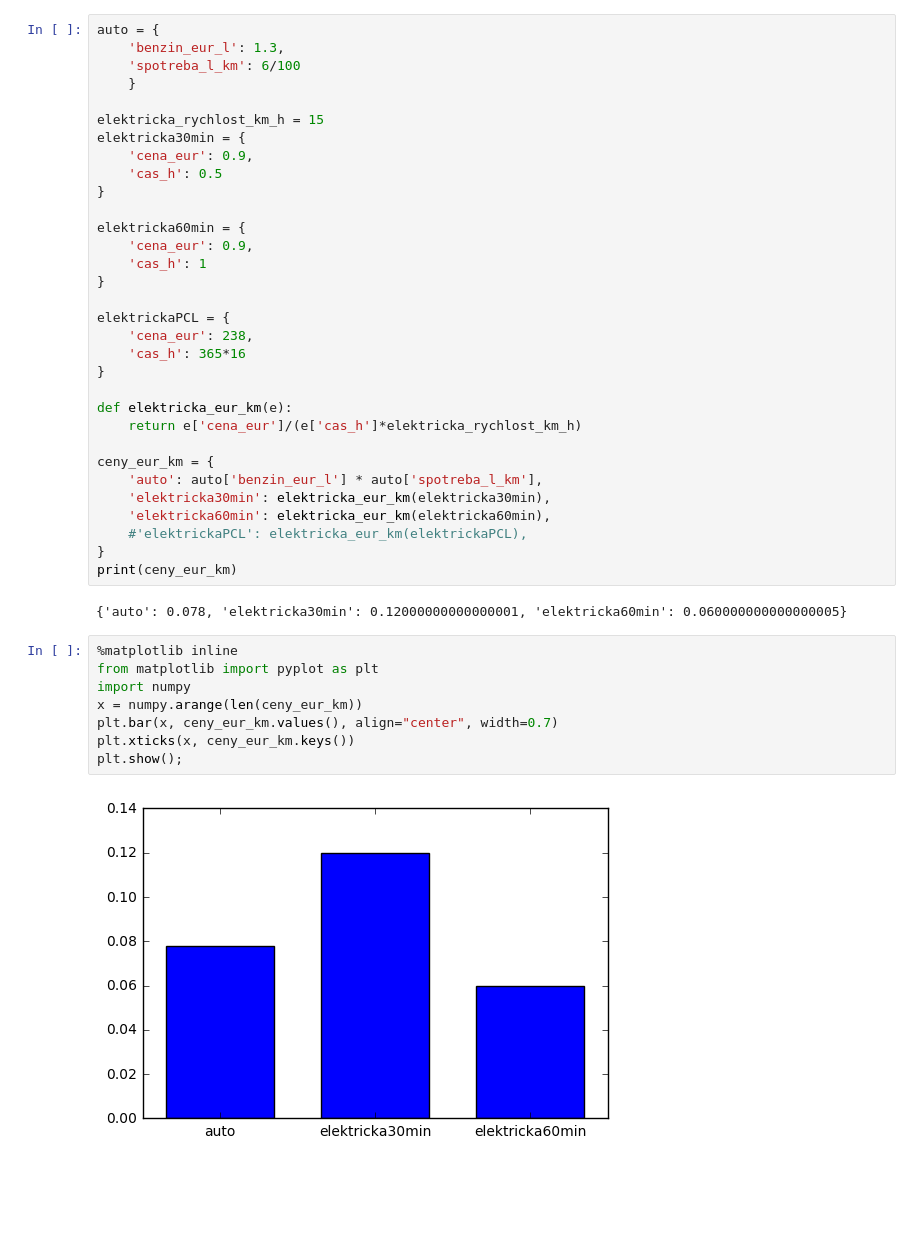
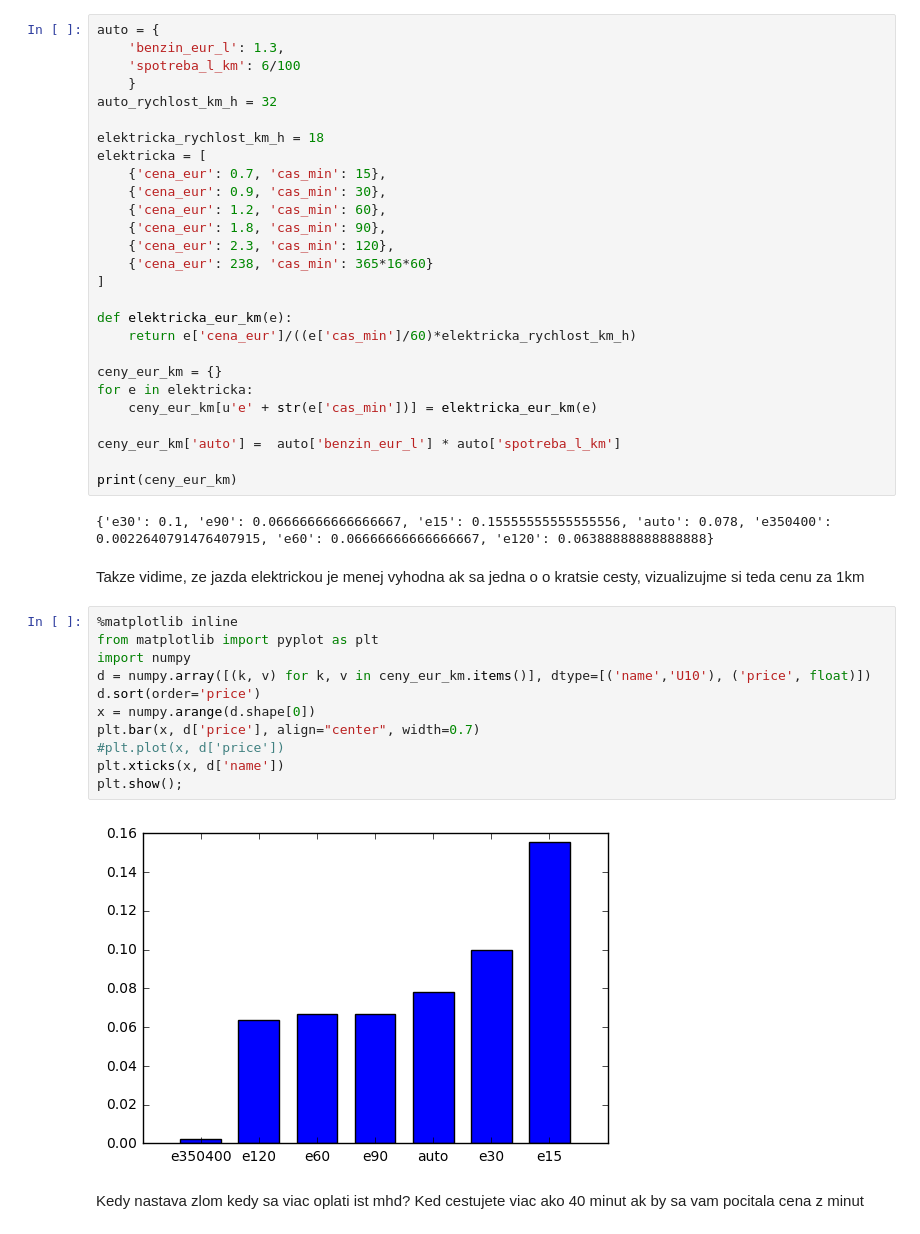
Before and after one commit to pomali/mhd, a Jupyter notebook: Elektricenka.ipynb, the cells around one changed output. Drawn from its saved outputs; the diff is of its cells as text; blank space fills up the shorter version.

```diff
--- a/Elektricenka.ipynb
+++ b/Elektricenka.ipynb
@@ -3,43 +7,45 @@ auto = {
     'benzin_eur_l': 1.3,
     'spotreba_l_km': 6/100
     }
+auto_rychlost_km_h = 32
 
-elektricka_rychlost_km_h = 15
-elektricka30min = {
-    'cena_eur': 0.9,
-    'cas_h': 0.5
-}
-
-elektricka60min = {
-    'cena_eur': 0.9,
-    'cas_h': 1
-}
-
-elektrickaPCL = {
-    'cena_eur': 238,
-    'cas_h': 365*16
-}
+elektricka_rychlost_km_h = 18
+elektricka = [
+    {'cena_eur': 0.7, 'cas_min': 15},
+    {'cena_eur': 0.9, 'cas_min': 30},
+    {'cena_eur': 1.2, 'cas_min': 60},
+    {'cena_eur': 1.8, 'cas_min': 90},
+    {'cena_eur': 2.3, 'cas_min': 120},
+    {'cena_eur': 238, 'cas_min': 365*16*60}
+]
 
 def elektricka_eur_km(e):
-    return e['cena_eur']/(e['cas_h']*elektricka_rychlost_km_h)
+    return e['cena_eur']/((e['cas_min']/60)*elektricka_rychlost_km_h)
 
-ceny_eur_km = {
-    'auto': auto['benzin_eur_l'] * auto['spotreba_l_km'],
-    'elektricka30min': elektricka_eur_km(elektricka30min),
-    'elektricka60min': elektricka_eur_km(elektricka60min),
-    #'elektrickaPCL': elektricka_eur_km(elektrickaPCL),
-}
+ceny_eur_km = {}
+for e in elektricka:
+    ceny_eur_km[u'e' + str(e['cas_min'])] = elektricka_eur_km(e)
+
+ceny_eur_km['auto'] =  auto['benzin_eur_l'] * auto['spotreba_l_km']
+
 print(ceny_eur_km)
 # %% [output]
-{'auto': 0.078, 'elektricka30min': 0.12000000000000001, 'elektricka60min': 0.060000000000000005}
+{'e30': 0.1, 'e90': 0.06666666666666667, 'e15': 0.15555555555555556, 'auto': 0.078, 'e350400': 0.0022640791476407915, 'e60': 0.06666666666666667, 'e120': 0.06388888888888888}
+# %% [markdown]
+Takze vidime, ze jazda elektrickou je menej vyhodna ak sa jedna o o kratsie cesty, vizualizujme si teda cenu za 1km
 # %%
 %matplotlib inline
 from matplotlib import pyplot as plt
 import numpy
-x = numpy.arange(len(ceny_eur_km))
-plt.bar(x, ceny_eur_km.values(), align="center", width=0.7)
-plt.xticks(x, ceny_eur_km.keys())
+d = numpy.array([(k, v) for k, v in ceny_eur_km.items()], dtype=[('name','U10'), ('price', float)])
+d.sort(order='price')
+x = numpy.arange(d.shape[0])
+plt.bar(x, d['price'], align="center", width=0.7)
+#plt.plot(x, d['price'])
+plt.xticks(x, d['name'])
 plt.show();
 # %% [output]
-[figure, old version]
+[figure, new version]
+# %% [markdown]
+Kedy nastava zlom kedy sa viac oplati ist mhd? Ked cestujete viac ako 40 minut ak by sa vam pocitala cena z minut
 # %%
```
Also changed, not shown: parts of 6 cells of this notebook.
